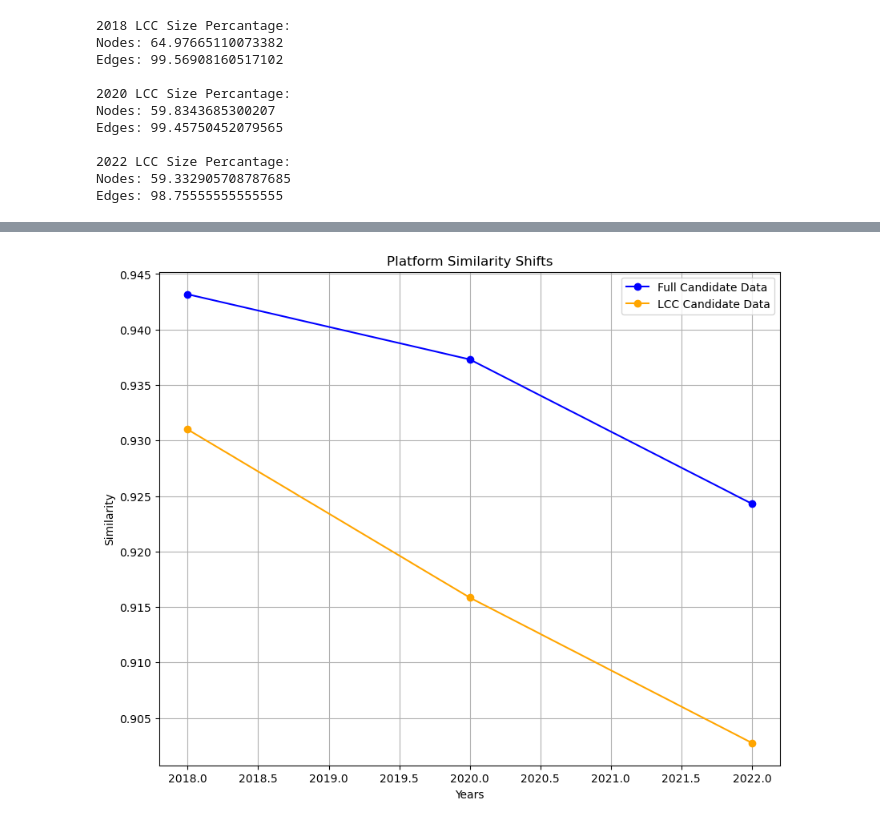
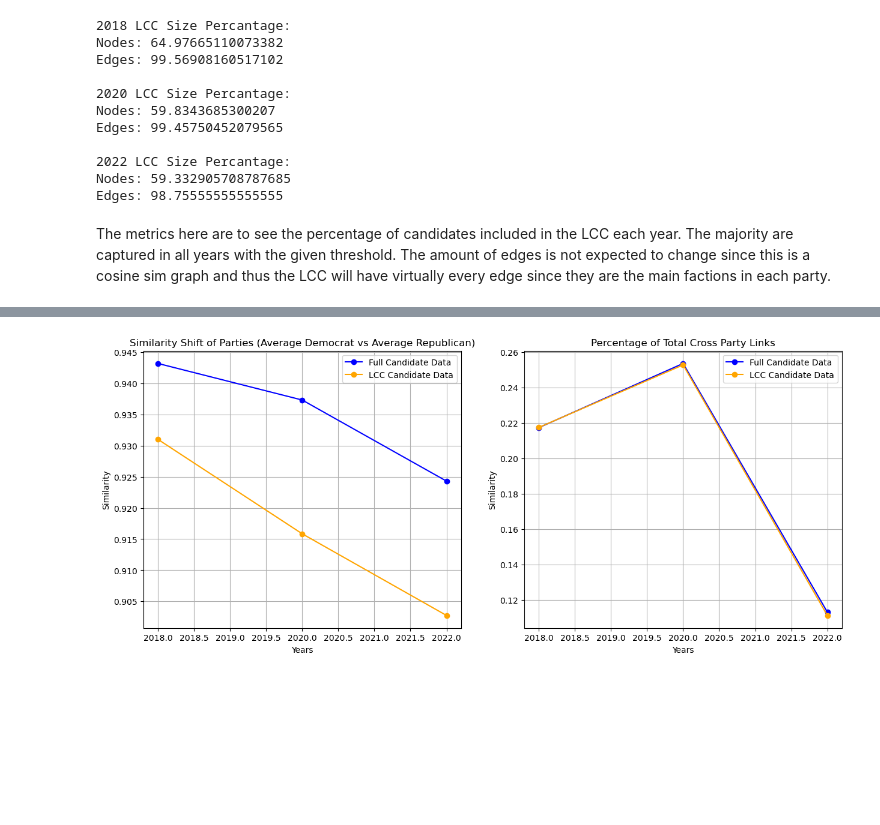
Before and after one commit to DylanMCullifer/NetworkScienceProject, a Jupyter notebook: Final_Project_NS_Dylan.ipynb, the cells around one changed output, grey strips where cells are left out. Saved outputs shown, nothing was run; the diff lists cells and outputs as text; code cells hidden in the pictures; blank space fills up the shorter version.

Commit message:
big update and additonal metrics + explainations

```diff
--- a/Final_Project_NS_Dylan.ipynb
+++ b/Final_Project_NS_Dylan.ipynb
@@ -337,6 +295,7 @@ def get_candidate_platform_text(most_sim, graph, dataFrame):
 # %%
+# Dylan Cullifer
 # full graph 2018
-most_sim_2018 = create_graph(G_2018, "2018 Similarity Graph")
+most_sim_2018, percent_cross_party_2018 = create_graph(G_2018, "2018 Similarity Graph")
 most_sim_text_2018, most_sim_names_2018 = get_candidate_platform_text(most_sim_2018, G_2018, all_data_2018)
 
 print("Most Similar Candidates:")
@@ -352,7 +311,7 @@ print()
 components_2018 = nx.connected_components(G_2018)
 G_2018_LCC = G_2018.subgraph(max(components_2018, key=len)).copy()
 
-most_sim_2018_LCC = create_graph(G_2018_LCC, "2018 LCC Similarity Graph")
+most_sim_2018_LCC, percent_cross_party_2018_LCC = create_graph(G_2018_LCC, "2018 LCC Similarity Graph")
 most_sim_text_2018_LCC, most_sim_names_2018_LCC = get_candidate_platform_text(most_sim_2018_LCC, G_2018_LCC, all_data_2018)
 
 print("Most Similar Candidates:")
@@ -389,6 +350,7 @@ Reps: Bob Corlew / Hank Hamblin
 # %%
+# Dylan Cullifer
 # full graph 2020
-most_sim_2020 = create_graph(G_2020, "2020 Similarity Graph")
+most_sim_2020, percent_cross_party_2020 = create_graph(G_2020, "2020 Similarity Graph")
 most_sim_text_2020, most_sim_names_2020 = get_candidate_platform_text(most_sim_2020, G_2020, all_data_2020)
 
 print("Most Similar Candidates:")
@@ -400,7 +362,7 @@ print()
 components_2020 = nx.connected_components(G_2020)
 G_2020_LCC = G_2020.subgraph(max(components_2020, key=len)).copy()
 
-most_sim_2020_LCC = create_graph(G_2020_LCC, "2020 LCC Similarity Graph")
+most_sim_2020_LCC, percent_cross_party_2020_LCC = create_graph(G_2020_LCC, "2020 LCC Similarity Graph")
 most_sim_text_2020_LCC, most_sim_names_2020_LCC = get_candidate_platform_text(most_sim_2020_LCC, G_2020_LCC, all_data_2020)
 
 print("Most Similar Candidates:")
@@ -432,8 +394,9 @@ Most Similar Candidates:
 Dems: Ricardo De La Fuente / Ricardo De La Fuente
 Reps: Bob Latta / Glenn Grothman
 # %%
+# Dylan Cullifer
 # full graph 2022
-most_sim_2022 = create_graph(G_2022, "2022 Similarity Graph")
+most_sim_2022, percent_cross_party_2022 = create_graph(G_2022, "2022 Similarity Graph")
 most_sim_text_2022, most_sim_names_2022 = get_candidate_platform_text(most_sim_2022, G_2022, all_data_2022)
 
 print("Most Similar Candidates:")
@@ -445,7 +408,7 @@ print()
 components_2022 = nx.connected_components(G_2022)
 G_2022_LCC = G_2022.subgraph(max(components_2022, key=len)).copy()
 
-most_sim_2022_LCC = create_graph(G_2022_LCC, "2022 LCC Similarity Graph")
+most_sim_2022_LCC, percent_cross_party_2022_LCC = create_graph(G_2022_LCC, "2022 LCC Similarity Graph")
 most_sim_text_2022_LCC, most_sim_names_2022_LCC = get_candidate_platform_text(most_sim_2022_LCC, G_2022_LCC, all_data_2022)
 
 print("Most Similar Candidates:")
@@ -504,12 +470,16 @@ Edges: 99.45750452079565
 2022 LCC Size Percantage:
 Nodes: 59.332905708787685
 Edges: 98.75555555555555
+# %% [markdown]
+The metrics here are to see the percentage of candidates included in the LCC each year. The majority are captured in all years with the given threshold. The amount of edges is not expected to change since this is a cosine sim graph and thus the LCC will have virtually every edge since they are the main factions in each party.
 # %%
+# Dylan Cullifer
 # Average Democrat platform embedding vs average Republican platform embeddding difference
 def show_full_party_shift(graph, title, embeddings):
     # gather embedding for each party
     dem_nodes = [node for node, nodeData in graph.nodes(data=True) if nodeData.get("cand_party") == "Democrat"]
     rep_nodes = [node for node, nodeData in graph.nodes(data=True) if nodeData.get("cand_party") == "Republican"]
+
     print(title)
     print("Number of Dems:", len(dem_nodes))
     print("Number of Reps:", len(rep_nodes))
@@ -525,29 +495,45 @@ def show_full_party_shift(graph, title, embeddings):
     print(total_party_sim)
     print()
 
-    return total_party_sim[0][0]
+    return total_party_sim[0][0], [dem_nodes, rep_nodes]
 
-total_sim_full = []
-total_sim_LCC = []
 years = [2018, 2020, 2022]
 
-total_sim_full.append(show_full_party_shift(G_2018, "2018 Candidates:", platform_text_embeddings_2018))
-total_sim_full.append(show_full_party_shift(G_2020, "2020 Candidates:", platform_text_embeddings_2020))
-total_sim_full.append(show_full_party_shift(G_2022, "2022 Candidates:", platform_text_embeddings_2022))
+# returns the sim of the average party embeddings for a given year and the democrat/republican nodes
+average_sim_2018_full, candidate_nodes_2018_full = show_full_party_shift(G_2018, "2018 Candidates:", platform_text_embeddings_2018)
+average_sim_2020_full, candidate_nodes_2020_full = show_full_party_shift(G_2020, "2020 Candidates:", platform_text_embeddings_2020)
+average_sim_2022_full, candidate_nodes_2022_full = show_full_party_shift(G_2022, "2022 Candidates:", platform_text_embeddings_2022)
 
-total_sim_LCC.append(show_full_party_shift(G_2018_LCC, "2018 LCC Candidates:", platform_text_embeddings_2018))
-total_sim_LCC.append(show_full_party_shift(G_2020_LCC, "2020 LCC Candidates:", platform_text_embeddings_2020))
-total_sim_LCC.append(show_full_party_shift(G_2022_LCC, "2022 LCC Candidates:", platform_text_embeddings_2022))
+average_sim_2018_LCC, candidate_nodes_2018_LCC = show_full_party_shift(G_2018_LCC, "2018 LCC Candidates:", platform_text_embeddings_2018)
+average_sim_2020_LCC, candidate_nodes_2020_LCC = show_full_party_shift(G_2020_LCC, "2020 LCC Candidates:", platform_text_embeddings_2020)
+average_sim_2022_LCC, candidate_nodes_2022_LCC = show_full_party_shift(G_2022_LCC, "2022 LCC Candidates:", platform_text_embeddings_2022)
+
+total_sim_full = [average_sim_2018_full, average_sim_2020_full, average_sim_2022_full]
+total_sim_LCC = [average_sim_2018_LCC, average_sim_2020_LCC, average_sim_2022_LCC]
+
+cross_party_full = [percent_cross_party_2018, percent_cross_party_2020, percent_cross_party_2022]
+cross_party_LCC = [percent_cross_party_2018_LCC, percent_cross_party_2020_LCC, percent_cross_party_2022_LCC]
 
 plt.close("all")
-plt.figure(figsize=(10, 8))
-plt.title("Platform Similarity Shifts")
+plt.figure(figsize=(15, 6))
+
+plt.subplot(1, 2, 1)
+plt.title("Similarity Shift of Parties (Average Democrat vs Average Republican)")
 plt.plot(years, total_sim_full, color="blue", label="Full Candidate Data", marker="o")
 plt.plot(years, total_sim_LCC, color="orange", label="LCC Candidate Data", marker="o")
 plt.legend()
 plt.grid(True)
 plt.xlabel("Years")
 plt.ylabel("Similarity")
+
+plt.subplot(1, 2, 2)
+plt.title("Percentage of Total Cross Party Links")
+plt.plot(years, cross_party_full, color="blue", label="Full Candidate Data", marker="o")
+plt.plot(years, cross_party_LCC, color="orange", label="LCC Candidate Data", marker="o")
+plt.legend()
+plt.grid(True)
+plt.xlabel("Years")
+plt.ylabel("Similarity")
 plt.show()
 # %% [output]
 2018 Candidates:
@@ -557,14 +543,14 @@ Number of Reps: 631
 
 2020 Candidates:
 Number of Dems: 728
 Number of Reps: 721
 [[0.93730974]]
 
 2022 Candidates:
 Number of Dems: 667
 ... (13 lines left out)
 2022 LCC Candidates:
 Number of Dems: 372
 Number of Reps: 553
 [[0.9027525]]
-[figure, old version]
+[figure, new version]
```
Also changed, not shown: parts of 29 cells of this notebook, 1 other file.
